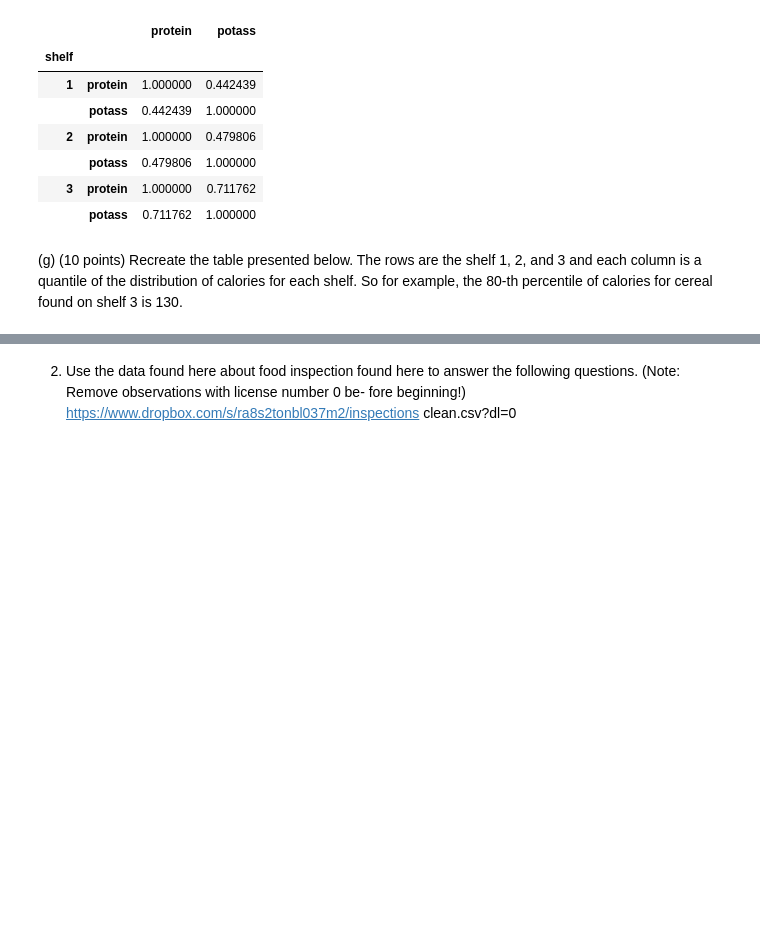
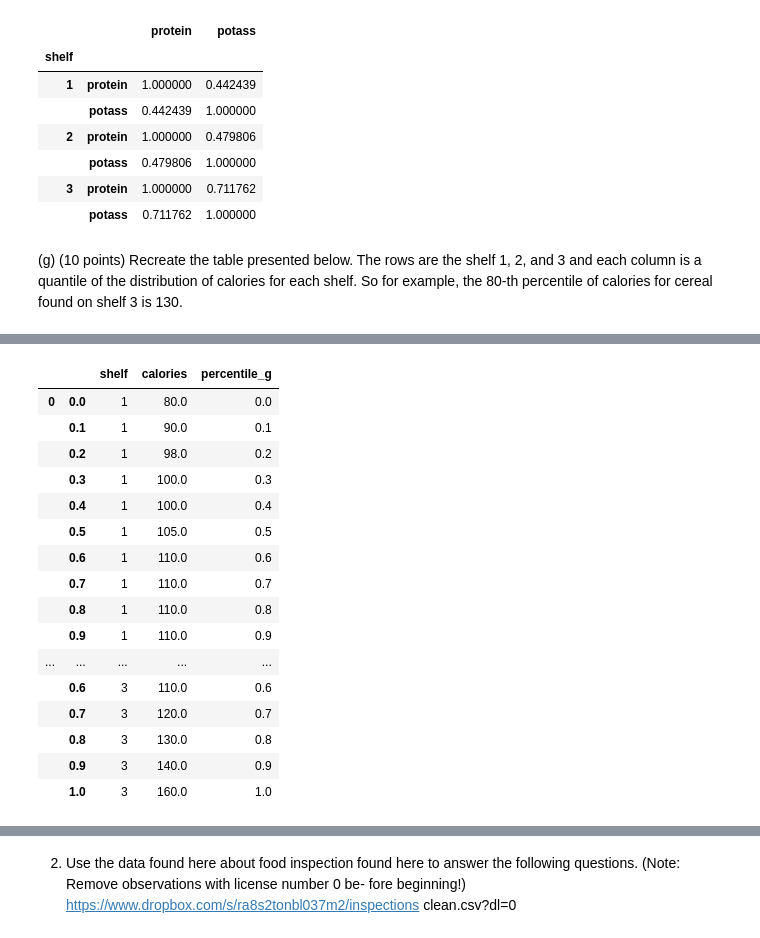
Before and after one commit to jamesqiu2021/DSCI-401-QW, a Jupyter notebook: test1_WQ.ipynb, the cells around one changed output, grey strips where cells are left out. Drawn from its saved outputs; the diff is of its cells as text; code cells hidden in the pictures; blank space fills up the shorter version.

```diff
--- a/test1_WQ.ipynb
+++ b/test1_WQ.ipynb
@@ -134,3 +136,7 @@ correlation
 shelf 1, 2, and 3 and each column is a quantile of the distribution of
 calories for each shelf. So for example, the 80-th percentile of calories
 for cereal found on shelf 3 is 130.
+# %%
+#generate narrow data
+g_narrow = cereal_merge[['shelf','calories']].groupby("shelf",as_index=False).quantile(np.arange(0, 1.1, 0.1))
+g_narrow.head
@@ -136,0 +161,22 @@ for cereal found on shelf 3 is 130.
+# %%
+percentile=[0,0.1,0.2,0.3,0.4,0.5,0.6,0.7,0.8,0.9,1.0,0,0.1,0.2,0.3,0.4,0.5,0.6,0.7,0.8,0.9,1.0,0,0.1,0.2,0.3,0.4,0.5,0.6,0.7,0.8,0.9,1.0]
+g2=g_narrow.assign (percentile_g=percentile)
+g2
+# %% [output]
+|  |  | shelf | calories | percentile_g |
+| 0 | 0.0 | 1 | 80.0 | 0.0 |
+|  | 0.1 | 1 | 90.0 | 0.1 |
+|  | 0.2 | 1 | 98.0 | 0.2 |
+|  | 0.3 | 1 | 100.0 | 0.3 |
+|  | 0.4 | 1 | 100.0 | 0.4 |
+|  | 0.5 | 1 | 105.0 | 0.5 |
+|  | 0.6 | 1 | 110.0 | 0.6 |
+|  | 0.7 | 1 | 110.0 | 0.7 |
+|  | 0.8 | 1 | 110.0 | 0.8 |
+|  | 0.9 | 1 | 110.0 | 0.9 |
+| ... | ... | ... | ... | ... |
+|  | 0.6 | 3 | 110.0 | 0.6 |
+|  | 0.7 | 3 | 120.0 | 0.7 |
+|  | 0.8 | 3 | 130.0 | 0.8 |
+|  | 0.9 | 3 | 140.0 | 0.9 |
+|  | 1.0 | 3 | 160.0 | 1.0 |
```
Also changed, not shown: parts of 25 cells of this notebook.
